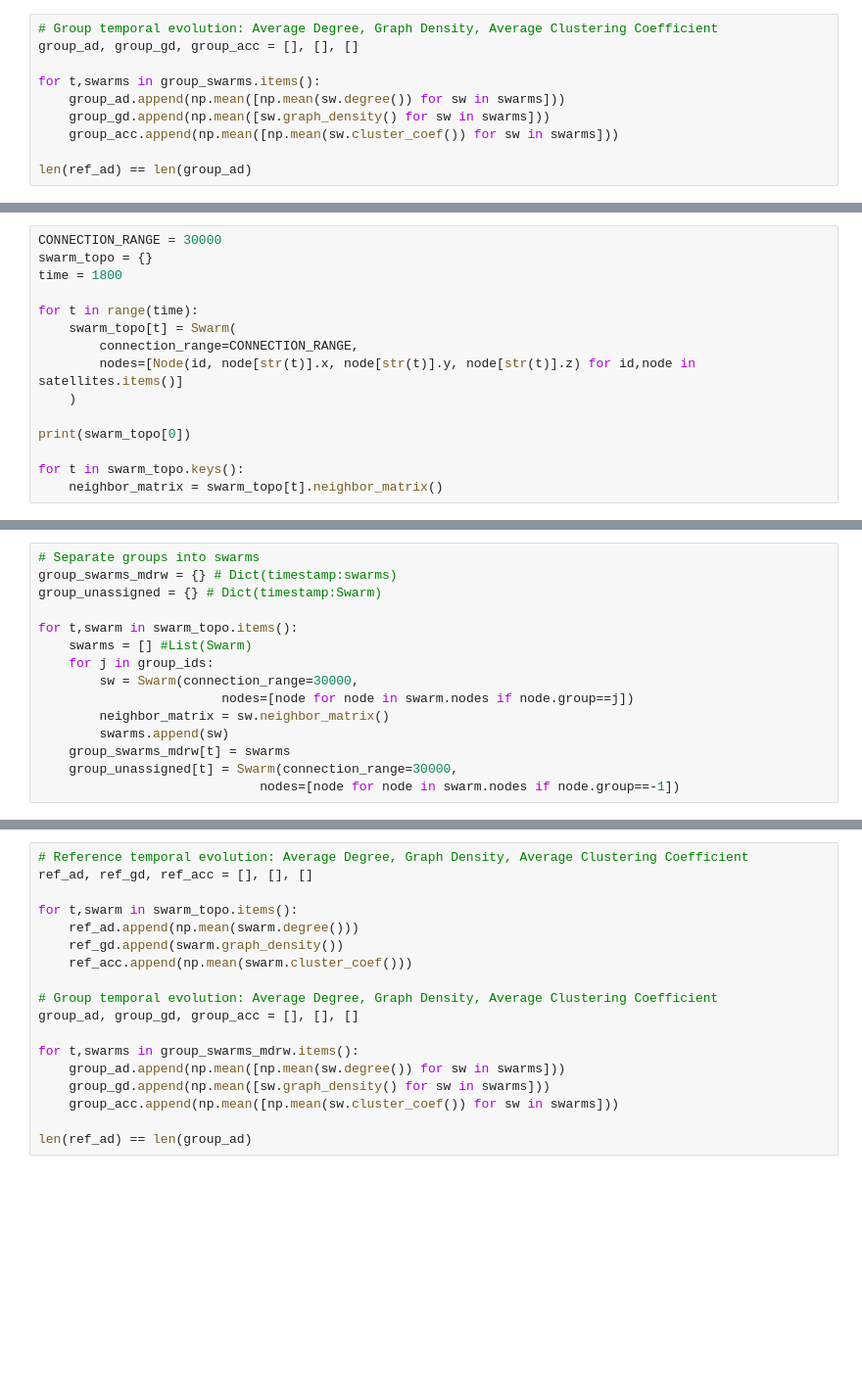
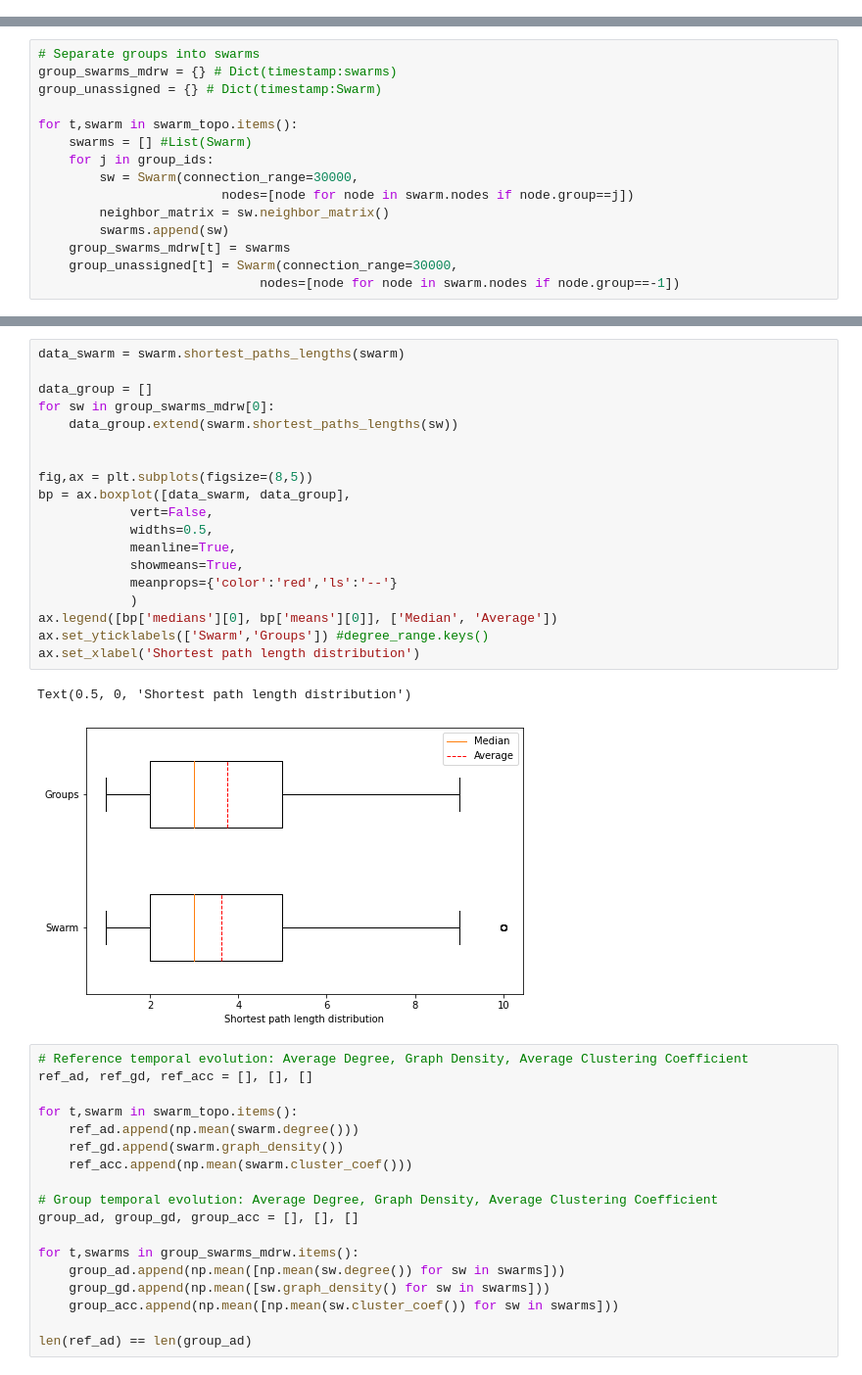
Before and after one commit to eakopyan/SwarmPy_Simulator, a Jupyter notebook: src/network_mining.ipynb, the cells around one changed output, grey strips where cells are left out. Shown: that part at 98% size. Saved outputs shown, nothing was run; the diff lists cells and outputs as text; blank space fills up the shorter version.

Commit message:
Diameter and shortest paths

```diff
--- a/src/network_mining.ipynb
+++ b/src/network_mining.ipynb
@@ -318,10 +150,0 @@ for t,swarm in swarm_topo.items():
-# %%
-# Group temporal evolution: Average Degree, Graph Density, Average Clustering Coefficient
-group_ad, group_gd, group_acc = [], [], []
-
-for t,swarms in group_swarms.items():
-    group_ad.append(np.mean([np.mean(sw.degree()) for sw in swarms]))
-    group_gd.append(np.mean([sw.graph_density() for sw in swarms]))
-    group_acc.append(np.mean([np.mean(sw.cluster_coef()) for sw in swarms]))
-
-len(ref_ad) == len(group_ad)
@@ -468,18 +310,3 @@ ax.set_xticks(x_pos)
 [figure]
 # %% [markdown]
 ### Multi-Dimensional Random Walk (MDRW)
-# %%
-CONNECTION_RANGE = 30000
-swarm_topo = {}
-time = 1800
-
-for t in range(time):
-    swarm_topo[t] = Swarm(
-        connection_range=CONNECTION_RANGE,
-        nodes=[Node(id, node[str(t)].x, node[str(t)].y, node[str(t)].z) for id,node in satellites.items()]
-    )
-
-print(swarm_topo[0])
-
-for t in swarm_topo.keys():
-    neighbor_matrix = swarm_topo[t].neighbor_matrix()
@@ -556,3 +393,25 @@ Node ID 5 (-454635.955971816,-739467.088967822,-2018777.33234731) has 16 neighbo
+# %%
+data_swarm = swarm.shortest_paths_lengths(swarm)
+
+data_group = []
+for sw in group_swarms_mdrw[0]:
+    data_group.extend(swarm.shortest_paths_lengths(sw))
+
+
+fig,ax = plt.subplots(figsize=(8,5))
+bp = ax.boxplot([data_swarm, data_group],
+            vert=False,
+            widths=0.5,
+            meanline=True,
+            showmeans=True,
+            meanprops={'color':'red','ls':'--'}
+            )
+ax.legend([bp['medians'][0], bp['means'][0]], ['Median', 'Average'])
+ax.set_yticklabels(['Swarm','Groups']) #degree_range.keys()
+ax.set_xlabel('Shortest path length distribution')
+# %% [output]
+Text(0.5, 0, 'Shortest path length distribution')
+[figure, added]
 # %%
 # Reference temporal evolution: Average Degree, Graph Density, Average Clustering Coefficient
 ref_ad, ref_gd, ref_acc = [], [], []
```
Also changed, not shown: parts of 44 cells of this notebook, 2 other files.
